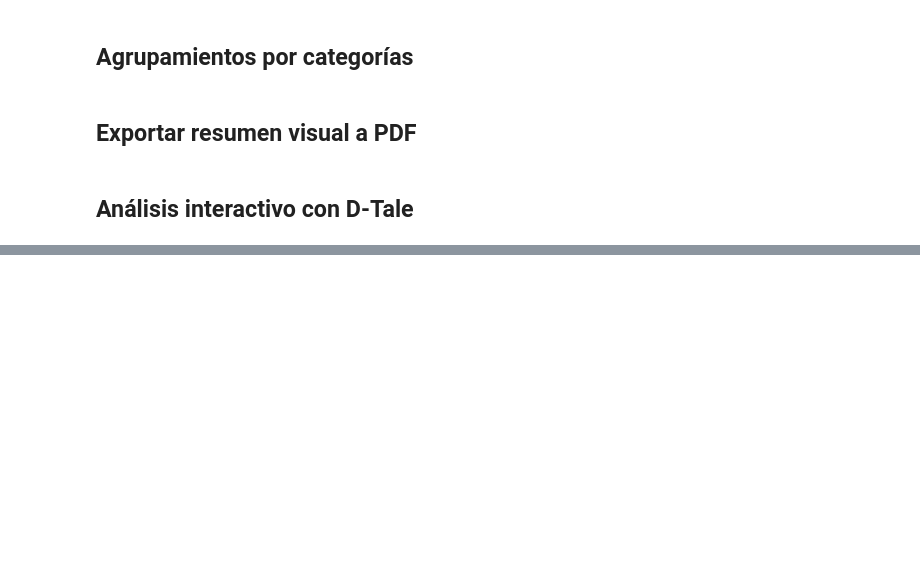
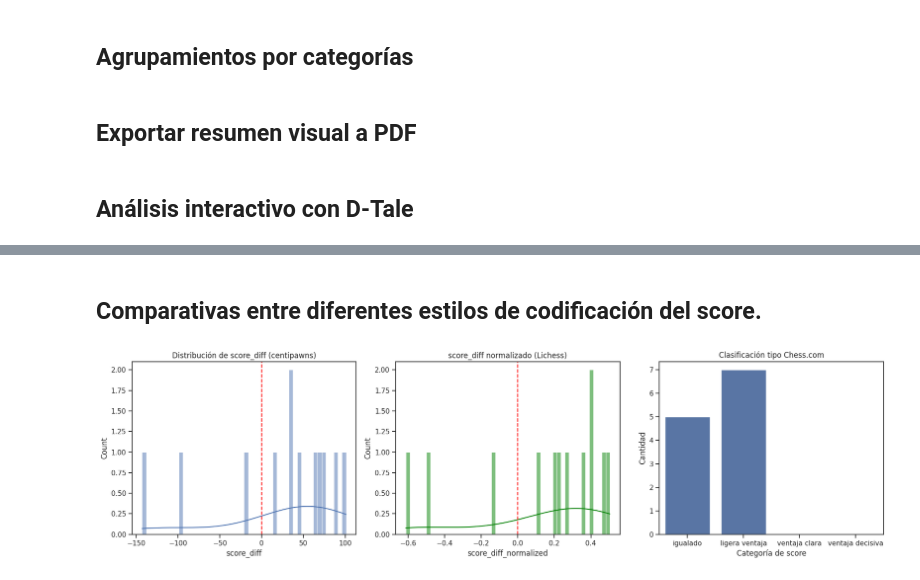
Before and after one commit to cmessoftware/chess_trainer, a Jupyter notebook: notebooks/eda_analysis.ipynb, the cells around one changed output, grey strips where cells are left out. Drawn from its saved outputs; the diff is of its cells as text; code cells hidden in the pictures; blank space fills up the shorter version.

```diff
--- a/notebooks/eda_analysis.ipynb
+++ b/notebooks/eda_analysis.ipynb
@@ -83,0 +436,14 @@ eda.run_dtale(df)
+# %%
+# Se agregar una columna categórica por umbral tipo Chess.com para enriquecer:
+
+def classify_score(score):
+    if abs(score) < 50:
+        return "igualado"
+    elif abs(score) < 150:
+        return "ligera ventaja"
+    elif abs(score) < 300:
+        return "ventaja clara"
+    else:
+        return "ventaja decisiva"
+
+df["score_diff_category"] = df["score_diff"].dropna().apply(classify_score)
@@ -83,0 +530,51 @@ eda.run_dtale(df)
+# %% [markdown]
+## Comparativas entre diferentes estilos de codificación del score.
+# %%
+import numpy as np
+import pandas as pd
+import matplotlib.pyplot as plt
+import seaborn as sns
+
+# --- Paso 1: Normalización tipo Lichess ---
+df['score_diff_normalized'] = df['score_diff'].dropna().apply(lambda x: (2 / np.pi) * np.arctan(x / 100))
+
+# --- Paso 2: Clasificación tipo Chess.com ---
+def classify_score(score):
+    abs_score = abs(score)
+    if abs_score < 50:
+        return "igualado"
+    elif abs_score < 150:
+        return "ligera ventaja"
+    elif abs_score < 300:
+        return "ventaja clara"
+    else:
+        return "ventaja decisiva"
+
+df["score_diff_category"] = df['score_diff'].dropna().apply(classify_score)
+
+# --- Paso 3: Visualización comparativa ---
+plt.figure(figsize=(18, 5))
+
+# A. Histograma de score_diff crudo
+plt.subplot(1, 3, 1)
+sns.histplot(df['score_diff'].dropna(), bins=50, kde=True)
+plt.title("Distribución de score_diff (centipawns)")
+plt.axvline(0, color='red', linestyle='--')
+
+# B. Histograma de score_diff normalizado
+plt.subplot(1, 3, 2)
+sns.histplot(df['score_diff_normalized'].dropna(), bins=50, kde=True, color='green')
+plt.title("score_diff normalizado (Lichess)")
+plt.axvline(0, color='red', linestyle='--')
+
+# C. Conteo por categoría
+plt.subplot(1, 3, 3)
+sns.countplot(data=df, x="score_diff_category", order=["igualado", "ligera ventaja", "ventaja clara", "ventaja decisiva"])
+plt.title("Clasificación tipo Chess.com")
+plt.xlabel("Categoría de score")
+plt.ylabel("Cantidad")
+
+plt.tight_layout()
+plt.show()
+# %% [output]
+[figure, added]
```
Also changed, not shown: parts of 115 cells of this notebook, 29 other files.
